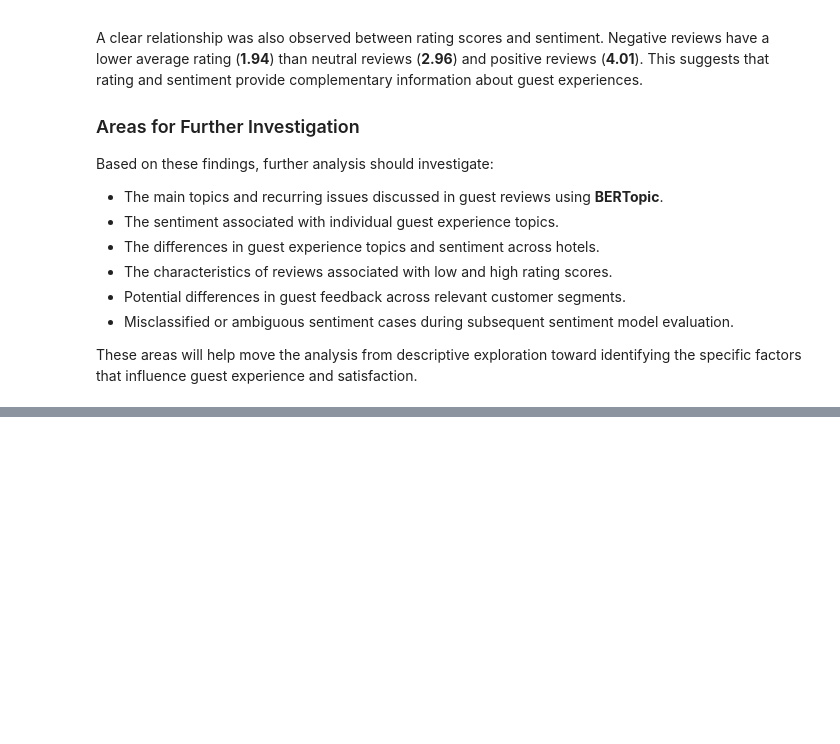
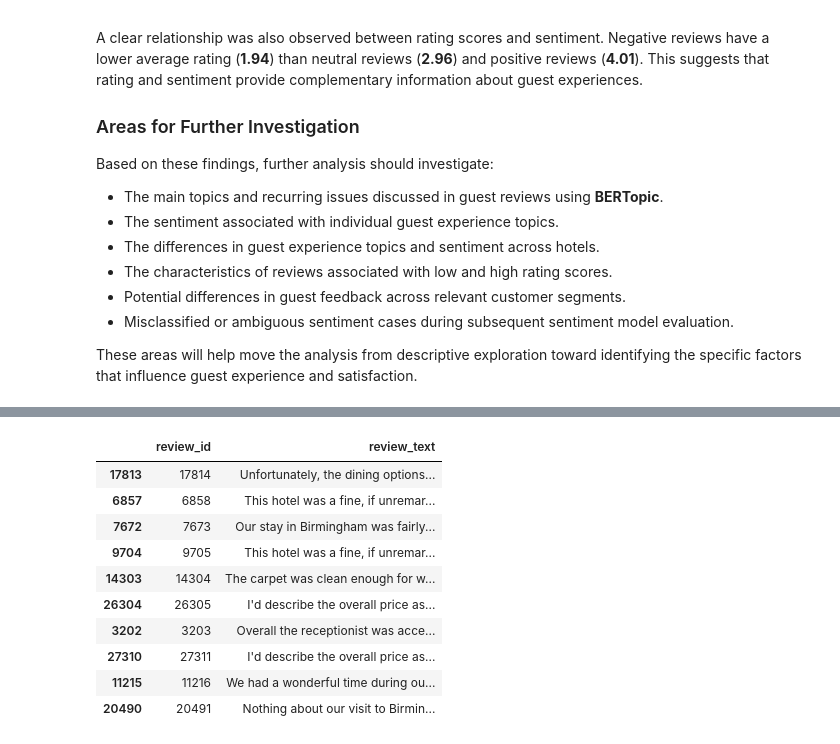
Before and after one commit to ehisolojo/Montra-Hospitality-Guest-Experience-Analytics, a Jupyter notebook: Montra_Guest_Experience_Assessment.ipynb, the cells around one changed output, grey strips where cells are left out. Saved outputs shown, nothing was run; the diff lists cells and outputs as text; code cells hidden in the pictures; blank space fills up the shorter version.

```diff
--- a/Montra_Guest_Experience_Assessment.ipynb
+++ b/Montra_Guest_Experience_Assessment.ipynb
@@ -1687,0 +1949,20 @@ These areas will help move the analysis from descriptive exploration toward iden
+# %%
+# Inspect sample reviews before preprocessing
+
+sample_reviews = review_corpus[
+    ["review_id", "review_text"]
+].sample(10, random_state=42)
+
+display(sample_reviews)
+# %% [output]
+|  | review_id | review_text |
+| 17813 | 17814 | Unfortunately, the dining options... |
+| 6857 | 6858 | This hotel was a fine, if unremar... |
+| 7672 | 7673 | Our stay in Birmingham was fairly... |
+| 9704 | 9705 | This hotel was a fine, if unremar... |
+| 14303 | 14304 | The carpet was clean enough for w... |
+| 26304 | 26305 | I'd describe the overall price as... |
+| 3202 | 3203 | Overall the receptionist was acce... |
+| 27310 | 27311 | I'd describe the overall price as... |
+| 11215 | 11216 | We had a wonderful time during ou... |
+| 20490 | 20491 | Nothing about our visit to Birmin... |
```
Also changed, not shown: parts of 18 cells of this notebook.
